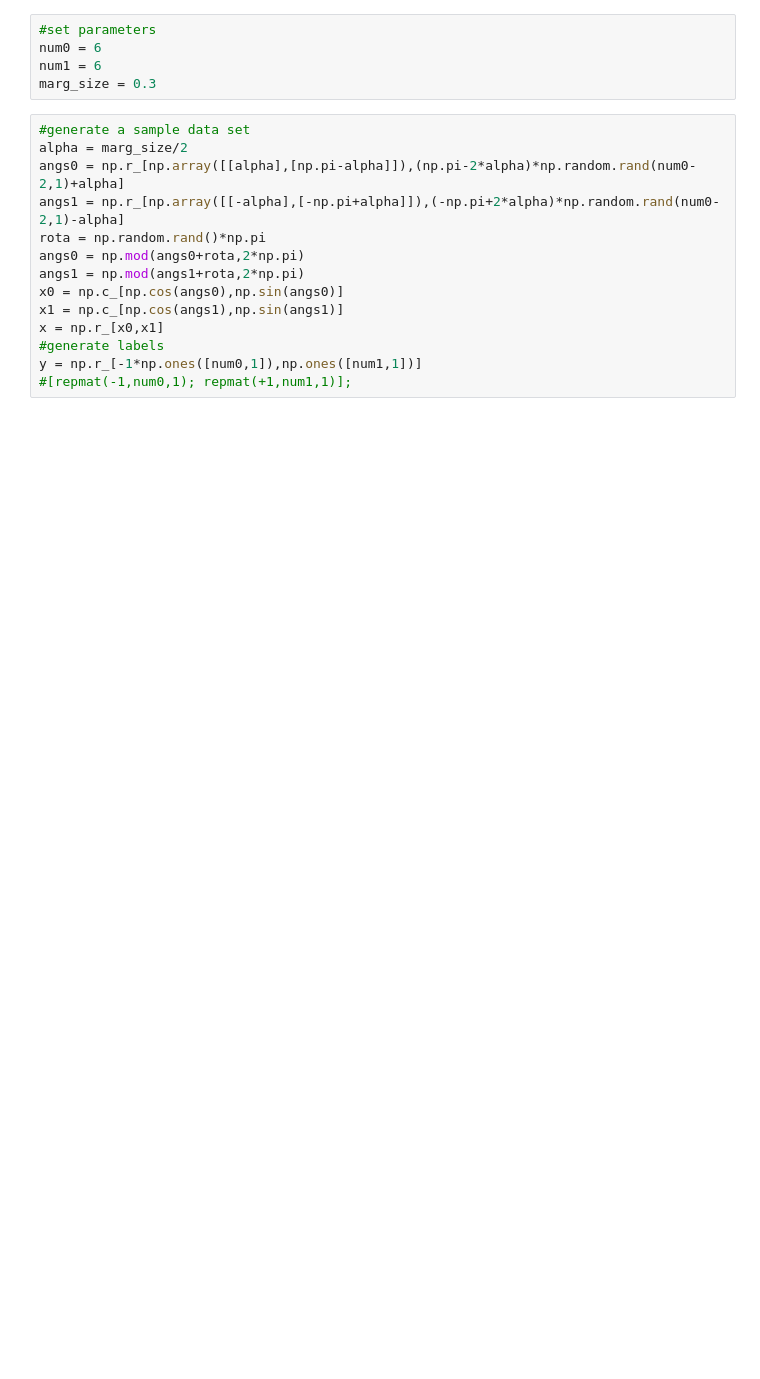
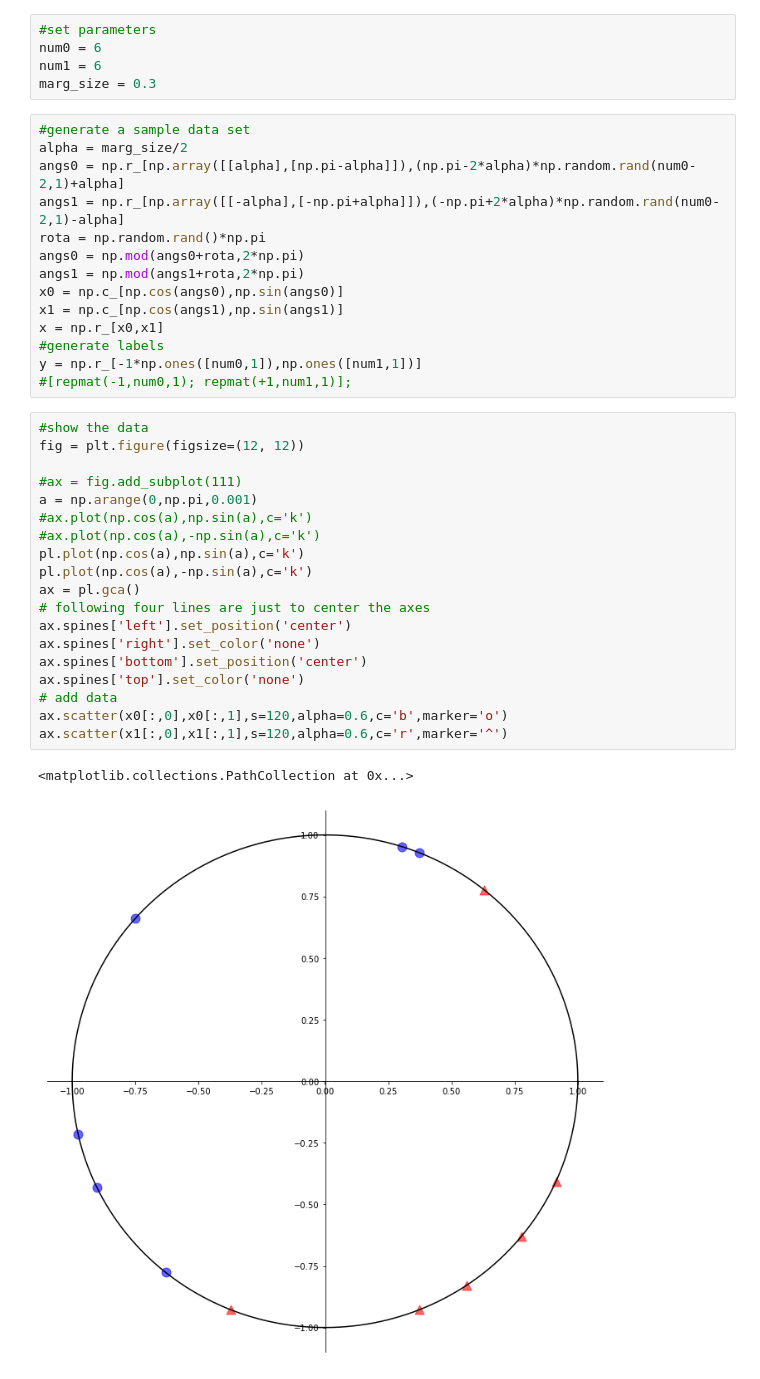
Before and after one commit to ubdsgroup/mlcourse-ub-notebooks, a Jupyter notebook: notebooks/PerceptronDemo.ipynb, the cells around one changed output. Drawn from its saved outputs; the diff is of its cells as text; blank space fills up the shorter version.

```diff
--- a/notebooks/PerceptronDemo.ipynb
+++ b/notebooks/PerceptronDemo.ipynb
@@ -30,6 +34,28 @@ x = np.r_[x0,x1]
 #generate labels
 y = np.r_[-1*np.ones([num0,1]),np.ones([num1,1])]
 #[repmat(-1,num0,1); repmat(+1,num1,1)];
+# %%
+#show the data
+fig = plt.figure(figsize=(12, 12))
+
+#ax = fig.add_subplot(111)
+a = np.arange(0,np.pi,0.001)
+#ax.plot(np.cos(a),np.sin(a),c='k')
+#ax.plot(np.cos(a),-np.sin(a),c='k')
+pl.plot(np.cos(a),np.sin(a),c='k')
+pl.plot(np.cos(a),-np.sin(a),c='k')
+ax = pl.gca()
+# following four lines are just to center the axes
+ax.spines['left'].set_position('center')
+ax.spines['right'].set_color('none')
+ax.spines['bottom'].set_position('center')
+ax.spines['top'].set_color('none')
+# add data
+ax.scatter(x0[:,0],x0[:,1],s=120,alpha=0.6,c='b',marker='o')
+ax.scatter(x1[:,0],x1[:,1],s=120,alpha=0.6,c='r',marker='^')
+# %% [output]
+<matplotlib.collections.PathCollection at 0x...>
+[figure, added]
 # %%
 #show the data
 fig = plt.figure(figsize=(12, 12))
```
Also changed, not shown: parts of 12 cells of this notebook.
